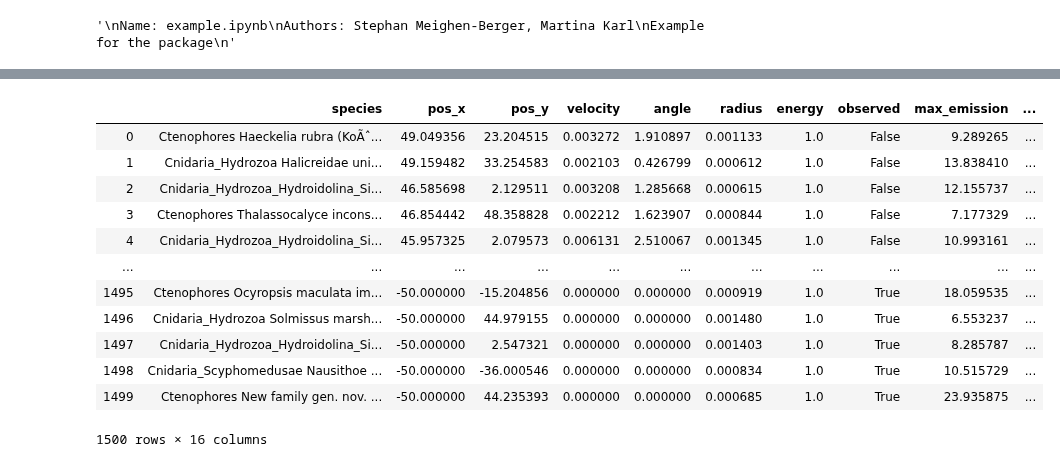
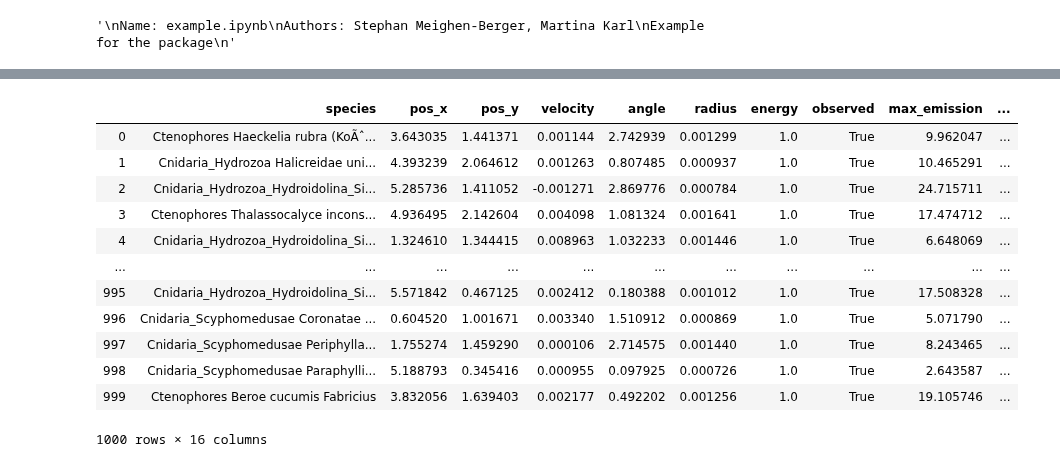
Before and after one commit to MeighenBergerS/fourth_day, a Jupyter notebook: examples/example.ipynb, the cells around one changed output, grey strips where cells are left out. Cells and saved outputs as stored; diff of their text form; code cells hidden in the pictures.

```diff
--- a/examples/example.ipynb
+++ b/examples/example.ipynb
@@ -55,19 +39,19 @@ fd.sim()
 # %%
-fd.statistics[-1]
+fd.statistics[-100]
 # %% [output]
 |  | species | pos_x | pos_y | velocity | angle | radius | energy | observed | max_emission | ... |
-| 0 | Ctenophores Haeckelia rubra (KoÃˆ... | 49.049356 | 23.204515 | 0.003272 | 1.910897 | 0.001133 | 1.0 | False | 9.289265 | ... |
-| 1 | Cnidaria_Hydrozoa Halicreidae uni... | 49.159482 | 33.254583 | 0.002103 | 0.426799 | 0.000612 | 1.0 | False | 13.838410 | ... |
-| 2 | Cnidaria_Hydrozoa_Hydroidolina_Si... | 46.585698 | 2.129511 | 0.003208 | 1.285668 | 0.000615 | 1.0 | False | 12.155737 | ... |
-| 3 | Ctenophores Thalassocalyce incons... | 46.854442 | 48.358828 | 0.002212 | 1.623907 | 0.000844 | 1.0 | False | 7.177329 | ... |
-| 4 | Cnidaria_Hydrozoa_Hydroidolina_Si... | 45.957325 | 2.079573 | 0.006131 | 2.510067 | 0.001345 | 1.0 | False | 10.993161 | ... |
+| 0 | Ctenophores Haeckelia rubra (KoÃˆ... | 3.643035 | 1.441371 | 0.001144 | 2.742939 | 0.001299 | 1.0 | True | 9.962047 | ... |
+| 1 | Cnidaria_Hydrozoa Halicreidae uni... | 4.393239 | 2.064612 | 0.001263 | 0.807485 | 0.000937 | 1.0 | True | 10.465291 | ... |
+| 2 | Cnidaria_Hydrozoa_Hydroidolina_Si... | 5.285736 | 1.411052 | -0.001271 | 2.869776 | 0.000784 | 1.0 | True | 24.715711 | ... |
+| 3 | Ctenophores Thalassocalyce incons... | 4.936495 | 2.142604 | 0.004098 | 1.081324 | 0.001641 | 1.0 | True | 17.474712 | ... |
+| 4 | Cnidaria_Hydrozoa_Hydroidolina_Si... | 1.324610 | 1.344415 | 0.008963 | 1.032233 | 0.001446 | 1.0 | True | 6.648069 | ... |
 | ... | ... | ... | ... | ... | ... | ... | ... | ... | ... | ... |
-| 1495 | Ctenophores Ocyropsis maculata im... | -50.000000 | -15.204856 | 0.000000 | 0.000000 | 0.000919 | 1.0 | True | 18.059535 | ... |
-| 1496 | Cnidaria_Hydrozoa Solmissus marsh... | -50.000000 | 44.979155 | 0.000000 | 0.000000 | 0.001480 | 1.0 | True | 6.553237 | ... |
-| 1497 | Cnidaria_Hydrozoa_Hydroidolina_Si... | -50.000000 | 2.547321 | 0.000000 | 0.000000 | 0.001403 | 1.0 | True | 8.285787 | ... |
-| 1498 | Cnidaria_Scyphomedusae Nausithoe ... | -50.000000 | -36.000546 | 0.000000 | 0.000000 | 0.000834 | 1.0 | True | 10.515729 | ... |
-| 1499 | Ctenophores New family gen. nov. ... | -50.000000 | 44.235393 | 0.000000 | 0.000000 | 0.000685 | 1.0 | True | 23.935875 | ... |
+| 995 | Cnidaria_Hydrozoa_Hydroidolina_Si... | 5.571842 | 0.467125 | 0.002412 | 0.180388 | 0.001012 | 1.0 | True | 17.508328 | ... |
+| 996 | Cnidaria_Scyphomedusae Coronatae ... | 0.604520 | 1.001671 | 0.003340 | 1.510912 | 0.000869 | 1.0 | True | 5.071790 | ... |
+| 997 | Cnidaria_Scyphomedusae Periphylla... | 1.755274 | 1.459290 | 0.000106 | 2.714575 | 0.001440 | 1.0 | True | 8.243465 | ... |
+| 998 | Cnidaria_Scyphomedusae Paraphylli... | 5.188793 | 0.345416 | 0.000955 | 0.097925 | 0.000726 | 1.0 | True | 2.643587 | ... |
+| 999 | Ctenophores Beroe cucumis Fabricius | 3.832056 | 1.639403 | 0.002177 | 0.492202 | 0.001256 | 1.0 | True | 19.105746 | ... |
-1500 rows × 16 columns
+1000 rows × 16 columns
 # %%
 # Plotting standards
 std_size = 10.
```
Also changed, not shown: parts of 4 cells of this notebook, 7 other files.
